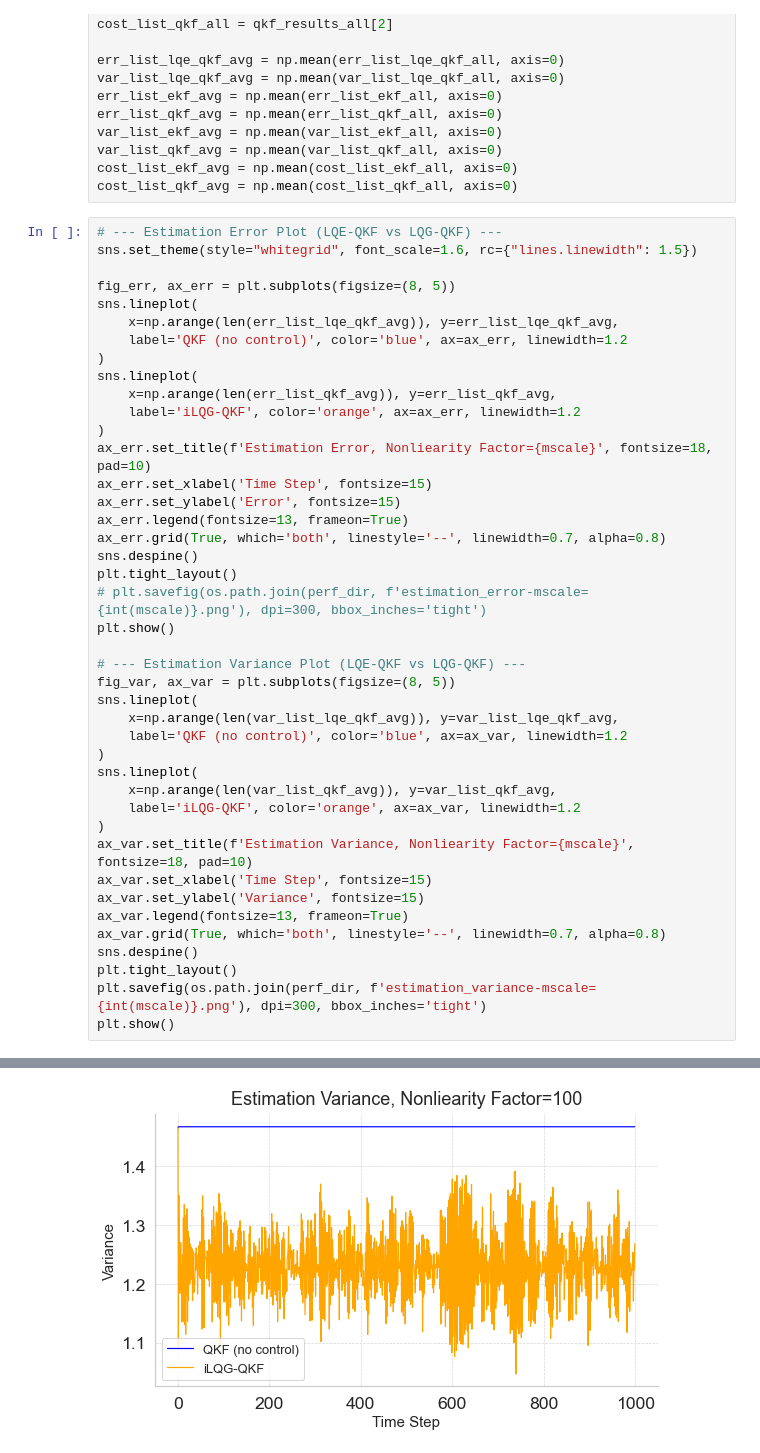
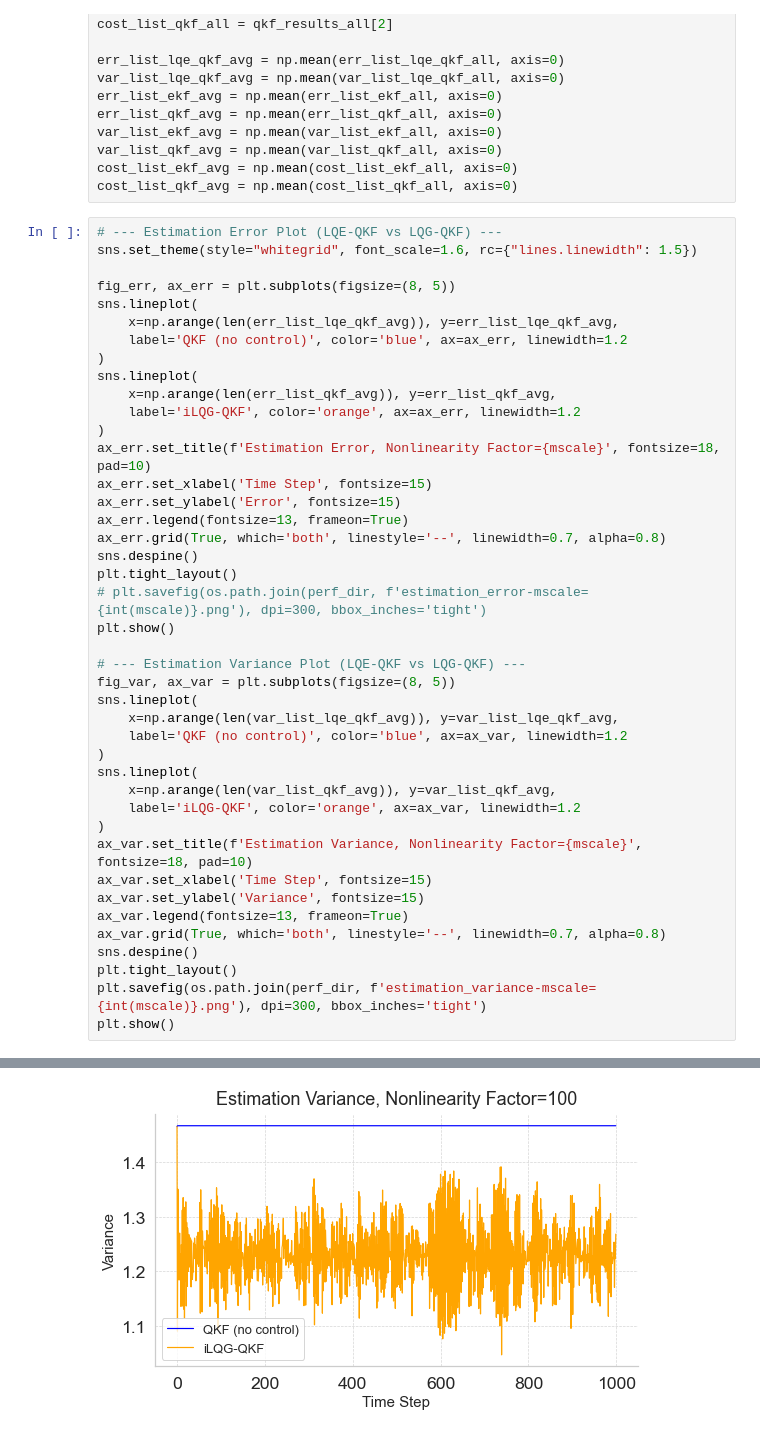
Before and after one commit to tengyoux297/LQG_EKF, a Jupyter notebook: LQG_QKF/plot_perf.ipynb, the cells around one changed output, grey strips where cells are left out. Saved outputs shown, nothing was run; the diff lists cells and outputs as text.

Commit message:
fixed small error

```diff
--- a/LQG_QKF/plot_perf.ipynb
+++ b/LQG_QKF/plot_perf.ipynb
@@ -47,7 +47,7 @@ sns.lineplot(
     x=np.arange(len(err_list_qkf_avg)), y=err_list_qkf_avg,
     label='iLQG-QKF', color='orange', ax=ax_err, linewidth=1.2
 )
-ax_err.set_title(f'Estimation Error, Nonliearity Factor={mscale}', fontsize=18, pad=10)
+ax_err.set_title(f'Estimation Error, Nonlinearity Factor={mscale}', fontsize=18, pad=10)
 ax_err.set_xlabel('Time Step', fontsize=15)
 ax_err.set_ylabel('Error', fontsize=15)
 ax_err.legend(fontsize=13, frameon=True)
@@ -67,7 +67,7 @@ sns.lineplot(
     x=np.arange(len(var_list_qkf_avg)), y=var_list_qkf_avg,
     label='iLQG-QKF', color='orange', ax=ax_var, linewidth=1.2
 )
-ax_var.set_title(f'Estimation Variance, Nonliearity Factor={mscale}', fontsize=18, pad=10)
+ax_var.set_title(f'Estimation Variance, Nonlinearity Factor={mscale}', fontsize=18, pad=10)
 ax_var.set_xlabel('Time Step', fontsize=15)
 ax_var.set_ylabel('Variance', fontsize=15)
 ax_var.legend(fontsize=13, frameon=True)
@@ -81,4 +81,4 @@ plt.show()
-[figure, old version]
+[figure, new version]
 # %%
 # --- Estimation Error Plot ---
 sns.set_theme(style="whitegrid", font_scale=1.6, rc={"lines.linewidth": 1.5})
```
Also changed, not shown: parts of 5 cells of this notebook, 4 other files.
